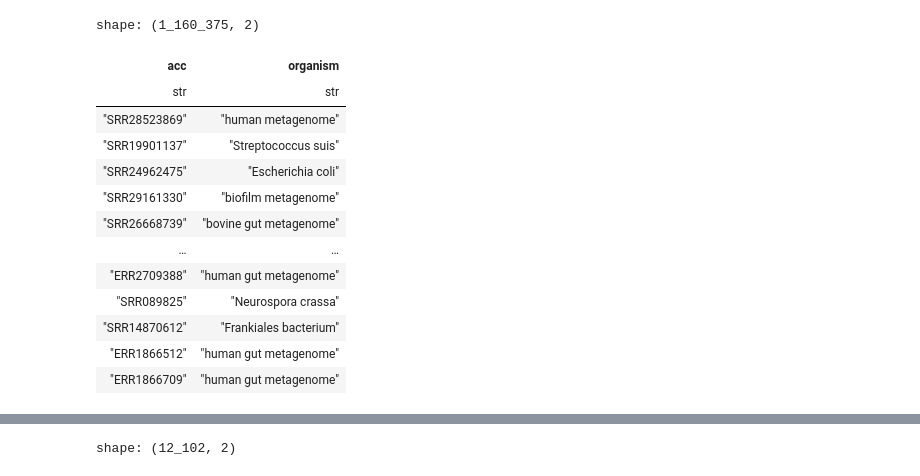
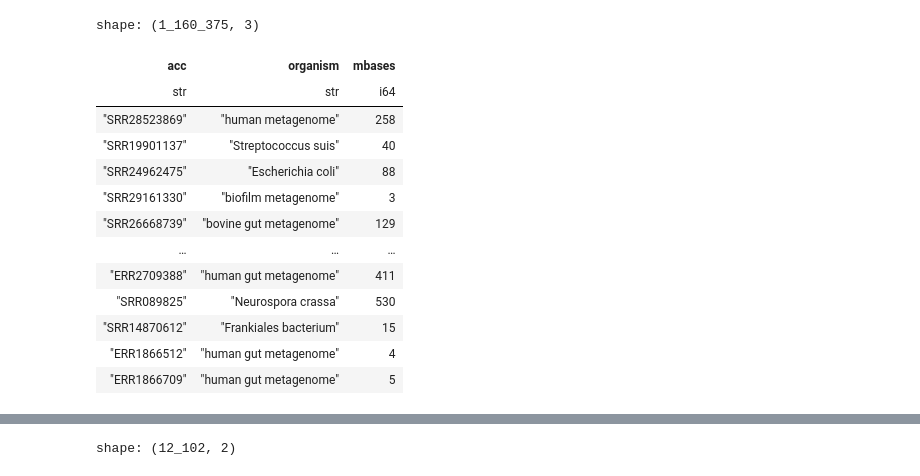
Before and after one commit to ctb/2026-branchwater-sra-metadata-investigate, a Jupyter notebook: branchwater-metadata.ipynb, the cells around one changed output, grey strips where cells are left out. Drawn from its saved outputs; the diff is of its cells as text; code cells hidden in the pictures.

```diff
--- a/branchwater-metadata.ipynb
+++ b/branchwater-metadata.ipynb
@@ -23,20 +23,20 @@ shape: (1_160_375, 67)
 | "SAMEA103779418" | ["qiita_sid_550:550.L1S118.s.1.se... | "ERR1866512" | "OTHER" | 134 | "PRJEB19825" | "SAMEA103779418" | [] | ... |
 | "SAMEA103887625" | ["qiita_sid_550:550.L1S206.s.1.se... | "ERR1866709" | "OTHER" | 133 | "PRJEB19825" | "SAMEA103887625" | [] | ... |
 # %%
-df2 = df.select(['acc', 'organism'])
+df2 = df.select(['acc', 'organism', 'mbases'])
 df2
 # %% [output]
-shape: (1_160_375, 2)
+shape: (1_160_375, 3)
-| acc | organism |
-| str | str |
-| "SRR28523869" | "human metagenome" |
-| "SRR19901137" | "Streptococcus suis" |
-| "SRR24962475" | "Escherichia coli" |
-| "SRR29161330" | "biofilm metagenome" |
-| "SRR26668739" | "bovine gut metagenome" |
-| … | … |
-| "ERR2709388" | "human gut metagenome" |
-| "SRR089825" | "Neurospora crassa" |
-| "SRR14870612" | "Frankiales bacterium" |
-| "ERR1866512" | "human gut metagenome" |
-| "ERR1866709" | "human gut metagenome" |
+| acc | organism | mbases |
+| str | str | i64 |
+| "SRR28523869" | "human metagenome" | 258 |
+| "SRR19901137" | "Streptococcus suis" | 40 |
+| "SRR24962475" | "Escherichia coli" | 88 |
+| "SRR29161330" | "biofilm metagenome" | 3 |
+| "SRR26668739" | "bovine gut metagenome" | 129 |
+| … | … | … |
+| "ERR2709388" | "human gut metagenome" | 411 |
+| "SRR089825" | "Neurospora crassa" | 530 |
+| "SRR14870612" | "Frankiales bacterium" | 15 |
+| "ERR1866512" | "human gut metagenome" | 4 |
+| "ERR1866709" | "human gut metagenome" | 5 |
```
Also changed, not shown: parts of 2 cells of this notebook.
